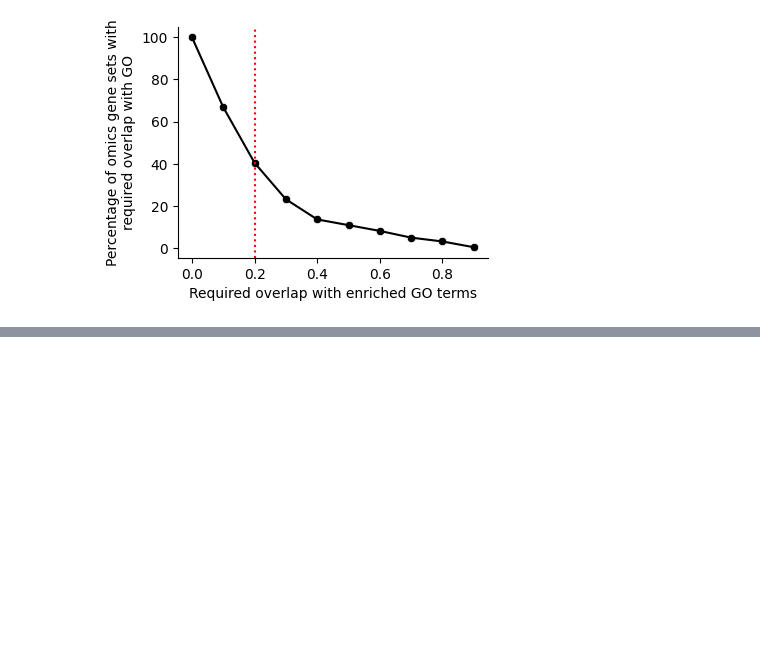
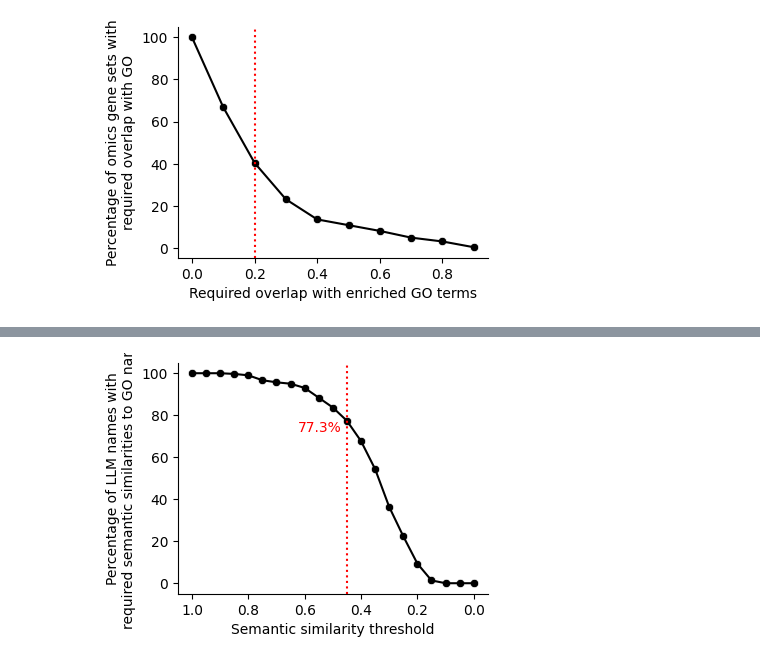
Before and after one commit to idekerlab/llm_evaluation_for_gene_set_interpretation, a Jupyter notebook: 3A.[Omics_revamped]_AnalyzeAnnotation(python).ipynb, the cells around one changed output, grey strips where cells are left out. Drawn from its saved outputs; the diff is of its cells as text; code cells hidden in the pictures; blank space fills up the shorter version.

```diff
--- a/3A.[Omics_revamped]_AnalyzeAnnotation(python).ipynb
+++ b/3A.[Omics_revamped]_AnalyzeAnnotation(python).ipynb
@@ -592,0 +443,26 @@ def find_non_string(df):
+# %%
+# Plotting the results
+import matplotlib.pyplot as plt
+import seaborn as sns
+
+plt.figure(figsize=(4,3))
+sns.scatterplot(data=sim_thresh_eval_DF, x='semantic_sim_thresh', y='perc_meetsThresh', color='black')
+sns.lineplot(data=sim_thresh_eval_DF, x='semantic_sim_thresh', y='perc_meetsThresh', color='black')
+# reverse the x-axis
+plt.gca().invert_xaxis()
+
+# Adding vertical lines at specific thresholds
+threshold = 0.45
+plt.axvline(x=threshold, color='red', linestyle='dotted')
+# label the line as the percentage of omics gene sets that meet the threshold
+perc_meetsThresh = sim_thresh_eval_DF.loc[sim_thresh_eval_DF['semantic_sim_thresh'] == threshold, 'perc_meetsThresh'].values[0]
+plt.text(threshold +0.02, perc_meetsThresh-5, f'{perc_meetsThresh:.1f}%', color='red', ha='right')
+# Adding labels
+plt.xlabel('Semantic similarity threshold')
+plt.ylabel('Percentage of LLM names with\nrequired semantic similarities to GO names')
+sns.despine()
+
+# Display the plot
+plt.show()
+# %% [output]
+[figure, added]
```
Also changed, not shown: parts of 31 cells of this notebook, 7 other files.
